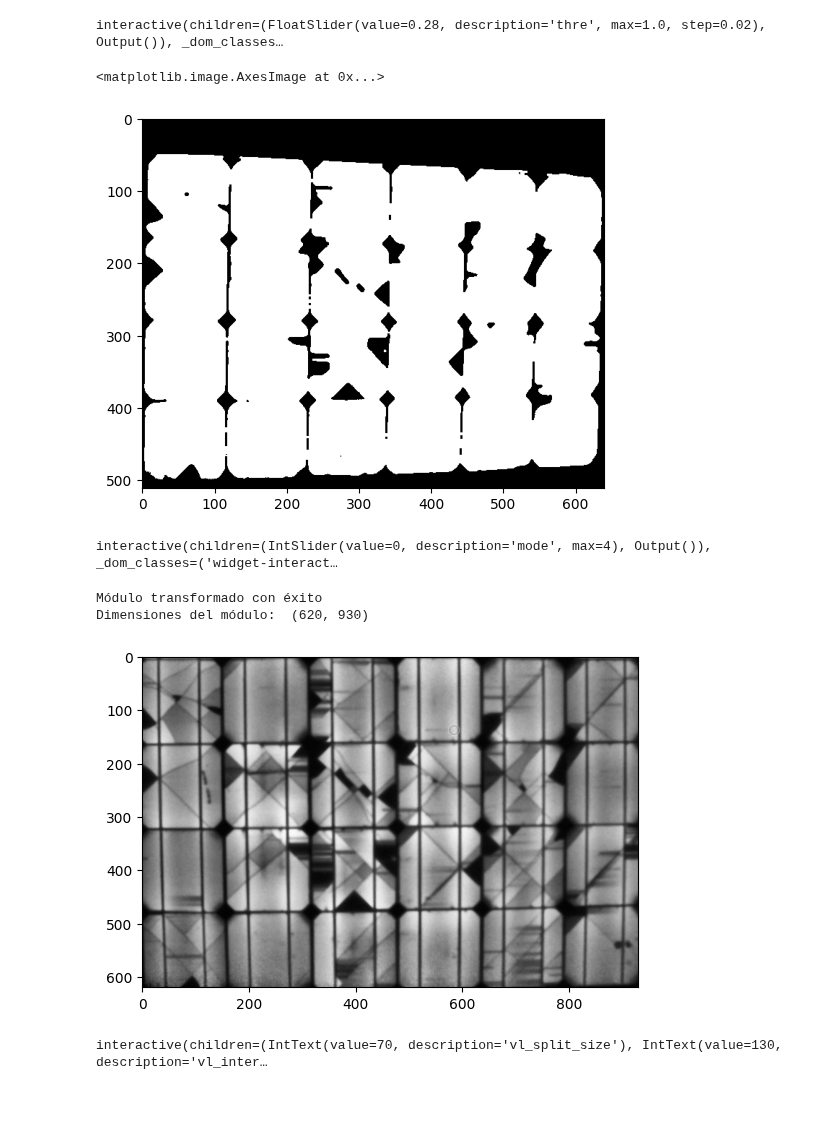
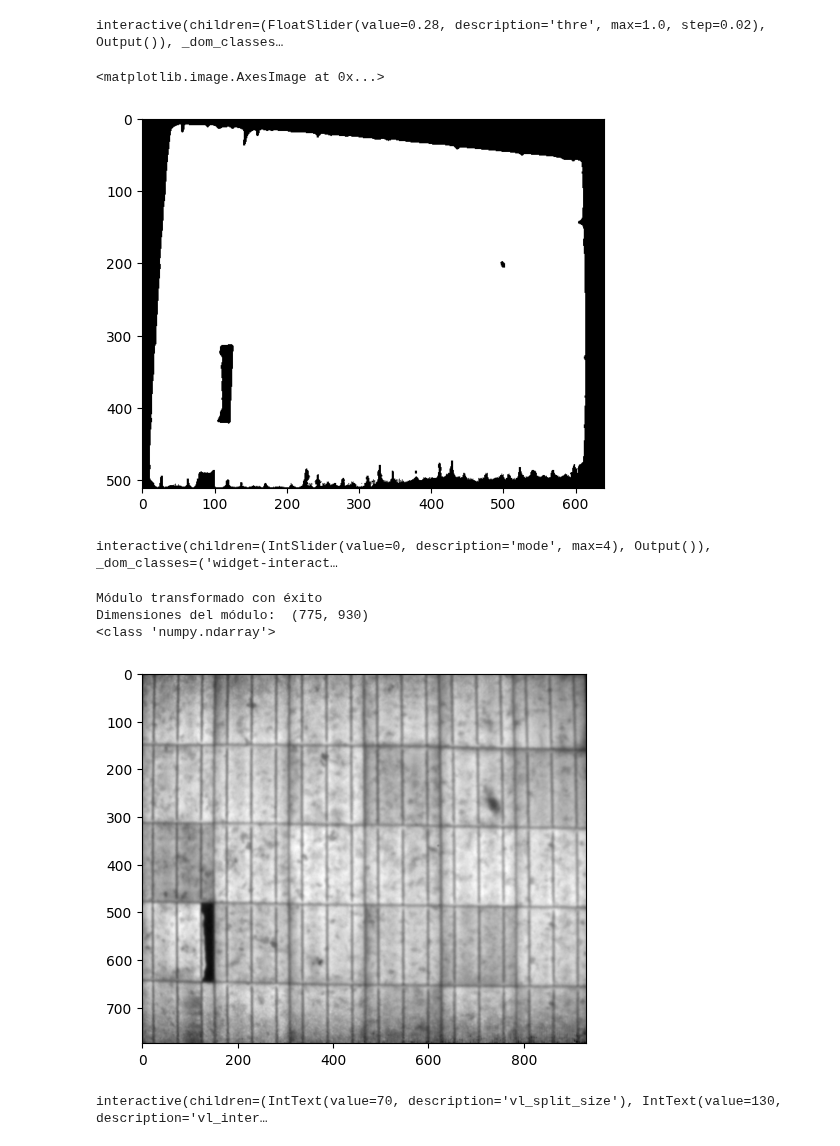
Before and after one commit to Franklingo13/PVDefectDetect, a Jupyter notebook: Detección_de_Grietas_y_Pruebas_de_Modelos/Segmentacion_de_Celdas.ipynb, the cells around one changed output. Saved outputs shown, nothing was run; the diff lists cells and outputs as text; code cells hidden in the pictures; blank space fills up the shorter version.

```diff
--- a/Detección_de_Grietas_y_Pruebas_de_Modelos/Segmentacion_de_Celdas.ipynb
+++ b/Detección_de_Grietas_y_Pruebas_de_Modelos/Segmentacion_de_Celdas.ipynb
@@ -24,15 +24,12 @@ Uso de la herramienta para recortar una imagen de módulo en celdas individuales
 
 3. `plt.imshow(raw_module.image, 'gray')`: Finalmente, esta línea utiliza la función `imshow` de la biblioteca matplotlib (plt) para mostrar la imagen almacenada en la propiedad `image` de la instancia `raw_module`. La imagen se muestra en escala de grises, como se indica por el segundo argumento 'gray'.
 # %%
-#img = cv.imread('/home/franklin/PVDefectDetect/Test_ImageJ/AVG_070A_8v.tif', 0)
-#img = cv.imread('D:/Documentos/Universidad de Cuenca/Trabajo de Titulación/PVDefectDetect/Test_ImageJ/AVG_070A_8v.tif', 0)
-#img = cv.imread('D:/Documentos/Universidad de Cuenca/Trabajo de Titulación/PVDefectDetect/ImagePreprocessing/Salidas/panel_260W/Imagenes_Promediadas/AVG_V44.5_I9.16_t_NoBG_CLAHE.jpg', 0)
-#img = cv.imread('D:/Documentos/Universidad de Cuenca/Trabajo de Titulación/PVDefectDetect/ImagePreprocessing/Salidas/panel_260W/Imagenes_Promediadas/resize_IA.jpeg', 0)
-img = cv.imread('D:/Documentos/Universidad de Cuenca/Trabajo de Titulación/Datasets_EL/Modulos/mono2_inf_edited.jpg', 0)
-save_path = 'D:/Documentos/Universidad de Cuenca/Trabajo de Titulación/Datasets_EL/CeldasIndividuales/Mono2_V40_I5_t28'
-module_name = 'mono2inf'
+img = cv.imread('D:/Documentos/Universidad de Cuenca/Trabajo de Titulación/ImagenesTesis/Articulo/preprocessing_results_Poli/Preprocesamiento_Poli/mean_image_noartefacts.jpg', 0)
+#img = cv.imread('D:/Documentos/Universidad de Cuenca/Trabajo de Titulación/Datasets_EL/Modulos/mono2_inf_edited.jpg', 0)
+save_path = 'D:/Documentos/Universidad de Cuenca/Trabajo de Titulación/ImagenesTesis/Articulo/preprocessing_results_Poli/Celdas'
+module_name = 'poli2'
 
-raw_module = MaskModule(img, 4, 6, 2) # 5 rows && 3 columns && 3 busbar
+raw_module = MaskModule(img, 5, 6, 3) # 5 rows && 3 columns && 3 busbar
 #raw_module = MaskModule(img, 4, 16, 0) # 8 rows && 16 columns && 0 busbar
 #raw_module = MaskModule(img, 12, 15, 0) # 8 rows && 16 columns && 0 busbar
 plt.imshow(raw_module.image, 'gray')
@@ -64,7 +61,7 @@ mask_array = np.array(raw_module.mask)
 plt.imshow(mask_array, 'gray')
 # %% [output]
 <matplotlib.image.AxesImage at 0x...>
-[figure, old version]
+[figure, new version]
 # %%
 # Detección de esquinas
 # Se usa el deslizador para encontrar el mejor modo de detección de esquinas
@@ -85,23 +82,27 @@ interactive(children=(IntSlider(value=0, description='mode', max=4), Output()),
 # %%
 # Transformación de módulos
 
 #img_transformed = raw_module.transform(cellsize=30, img_only=True) #30W
 img_transformed = raw_module.transform(cellsize=155, img_only=True)  # 300 para resize IA #250
 #img_transformed = raw_module.transform(width=600, height=300, cellsize=250, img_only=True)
 #plt.imshow(img_transformed, 'gray')
 if isinstance(img_transformed, np.ndarray):
     print("Módulo transformado con éxito")
     plt.imshow(img_transformed, 'gray')
+    # Se guarda la imagen transformada
+    cv.imwrite(f"{save_path}/{module_name}_transformed.jpg", img_transformed)
 
-# define el tamaño de ña celda en fucnión del ancho y alto
+# define el tamaño de la celda en fucnión del ancho y alto
 #cellsize = 600
 
 # Imprime el tamaño del módulo
 print("Dimensiones del módulo: ", img_transformed.shape)
+print(type(img_transformed))
 # %% [output]
 Módulo transformado con éxito
-Dimensiones del módulo:  (620, 930)
+Dimensiones del módulo:  (775, 930)
+<class 'numpy.ndarray'>
-[figure, old version]
+[figure, new version]
 # %%
 # Ajuste de parámetros para bordes verticales
 
```
Also changed, not shown: parts of 1 cell of this notebook.
